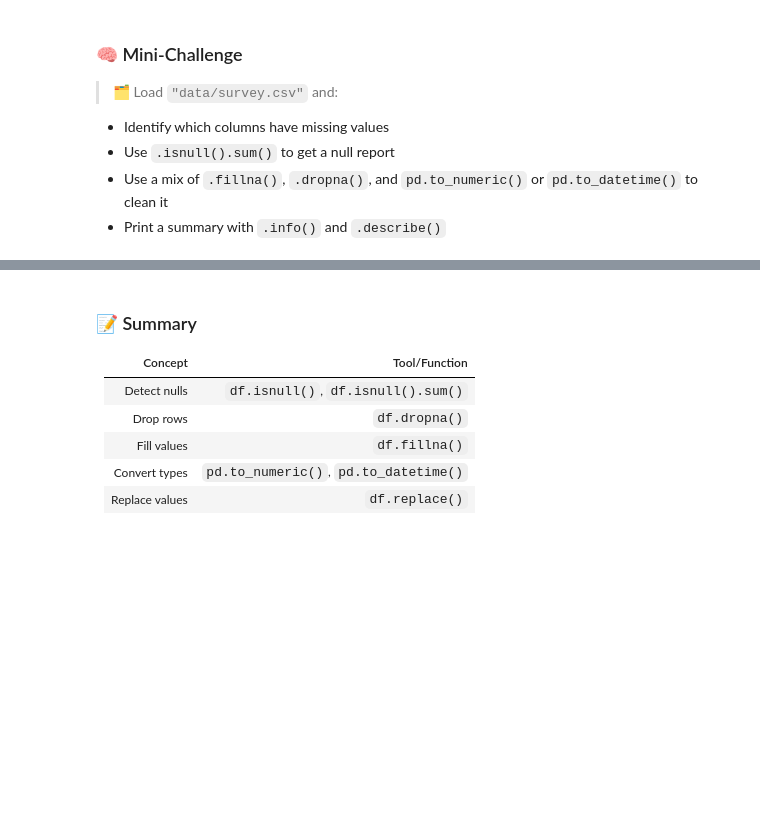
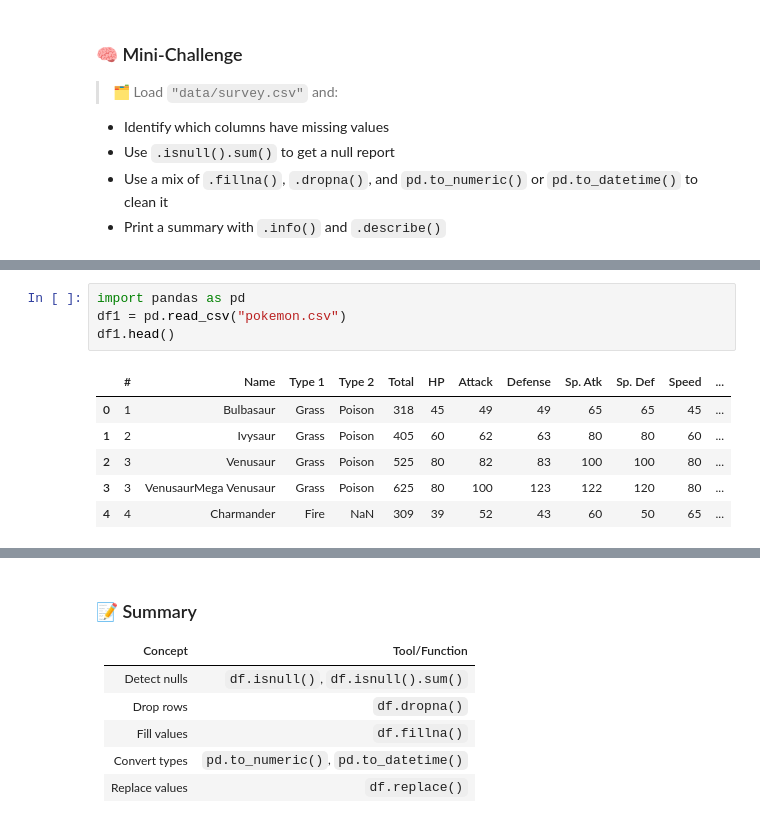
Before and after one commit to NicoleVigilant/NicoleVigilant-DataScience-2025, a Jupyter notebook: Completed/06-Working_with_Data/05-basic_cleaning.ipynb, the cells around one changed output, grey strips where cells are left out. Saved outputs shown, nothing was run; the diff lists cells and outputs as text; blank space fills up the shorter version.

```diff
--- a/Completed/06-Working_with_Data/05-basic_cleaning.ipynb
+++ b/Completed/06-Working_with_Data/05-basic_cleaning.ipynb
@@ -272,0 +375,11 @@ dtype: object
+# %%
+import pandas as pd
+df1 = pd.read_csv("pokemon.csv")
+df1.head()
+# %% [output]
+|  | # | Name | Type 1 | Type 2 | Total | HP | Attack | Defense | Sp. Atk | Sp. Def | Speed | ... |
+| 0 | 1 | Bulbasaur | Grass | Poison | 318 | 45 | 49 | 49 | 65 | 65 | 45 | ... |
+| 1 | 2 | Ivysaur | Grass | Poison | 405 | 60 | 62 | 63 | 80 | 80 | 60 | ... |
+| 2 | 3 | Venusaur | Grass | Poison | 525 | 80 | 82 | 83 | 100 | 100 | 80 | ... |
+| 3 | 3 | VenusaurMega Venusaur | Grass | Poison | 625 | 80 | 100 | 123 | 122 | 120 | 80 | ... |
+| 4 | 4 | Charmander | Fire | NaN | 309 | 39 | 52 | 43 | 60 | 50 | 65 | ... |
```
Also changed, not shown: parts of 24 cells of this notebook.
